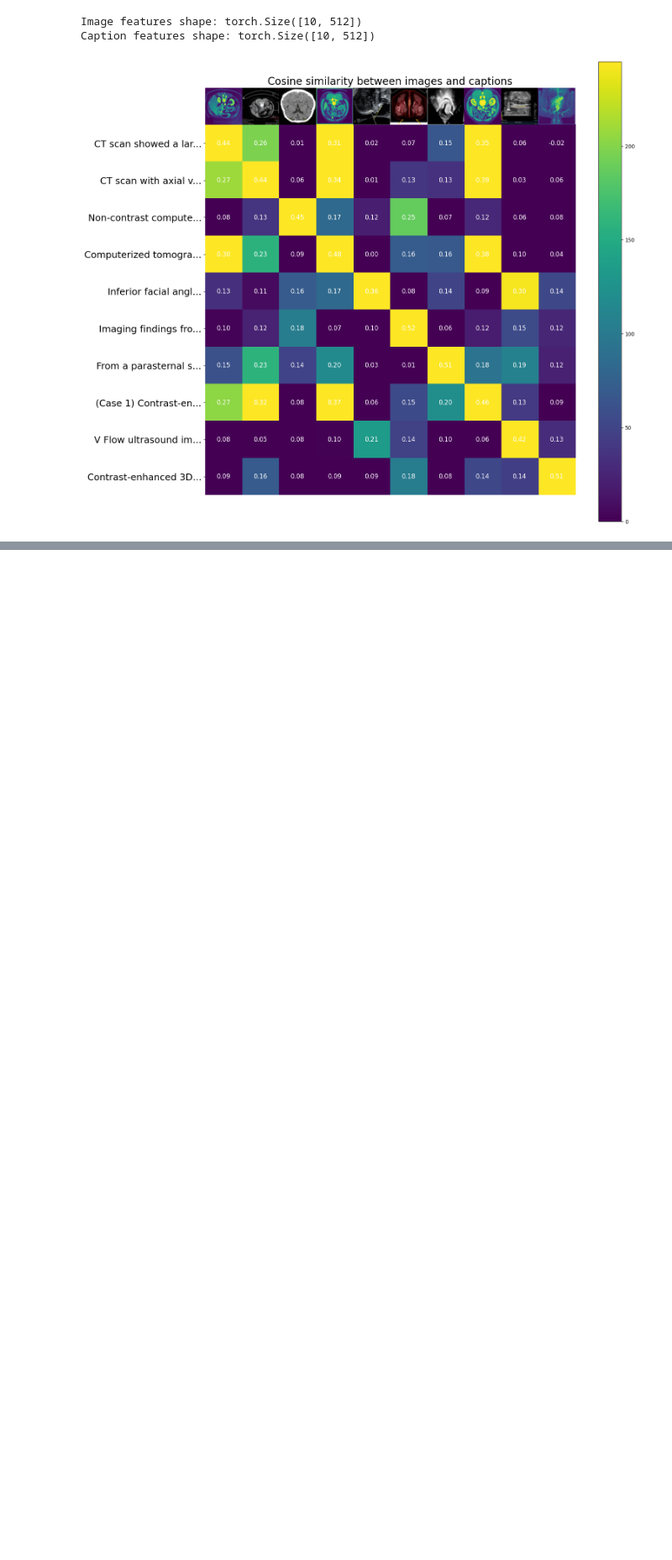
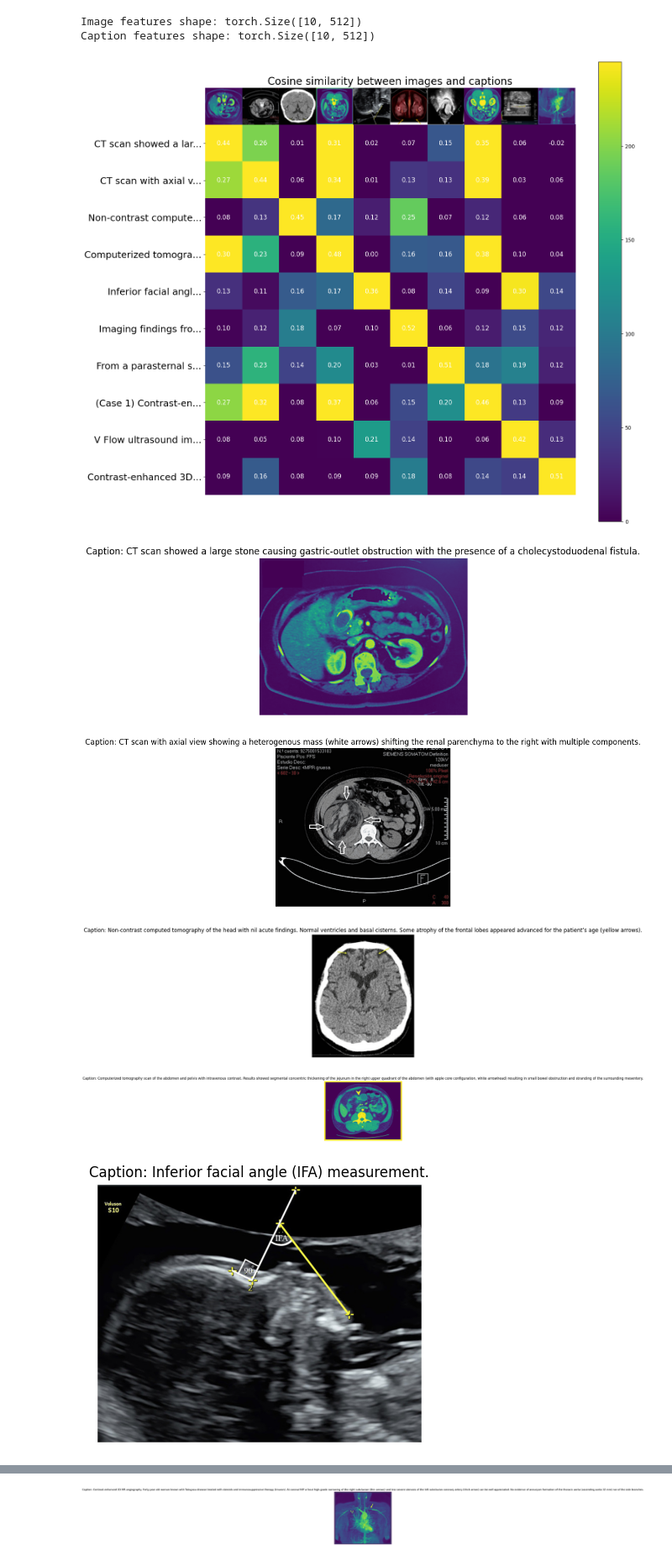
Before and after one commit to TennoSerra/QL4POMR, a Jupyter notebook: Week 7/Best Models Evaluations.ipynb, the cells around one changed output, grey strips where cells are left out. Shown at 84% size. Drawn from its saved outputs; the diff is of its cells as text; code cells hidden in the pictures; blank space fills up the shorter version.

Commit message:
Added Sample prints underneath for comparison with heatmap

```diff
--- a/Week 7/Best Models Evaluations.ipynb
+++ b/Week 7/Best Models Evaluations.ipynb
@@ -123,3 +123,20 @@ def plot_heatmap(cosine_sim_matrix, image_labels, caption_labels, image_folder,
 plot_heatmap(cosine_sim_matrix, image_labels, caption_labels, test_image_folder)
 # %% [output]
 [figure]
+# %%
+# Print the Image + the caption underneath for each 10 samples using seaborn
+for i in range(num_samples):
+    img_path = os.path.join(test_image_folder, test_df_subset.loc[i, 'Image'])
+    img = Image.open(img_path)
+
+    plt.figure(figsize=(5, 5))
+    plt.imshow(img)
+    plt.title(f"Caption: {test_df_subset.loc[i, 'Caption']}", fontsize=12)
+    plt.axis('off')
+    plt.show()
+# %% [output]
+[figure, added]
+[figure, added]
+[figure, added]
+[figure, added]
+[figure, added]
@@ -125,0 +147 @@ plot_heatmap(cosine_sim_matrix, image_labels, caption_labels, test_image_folder)
+[figure, added]
```
Also changed, not shown: parts of 1 cell of this notebook.
